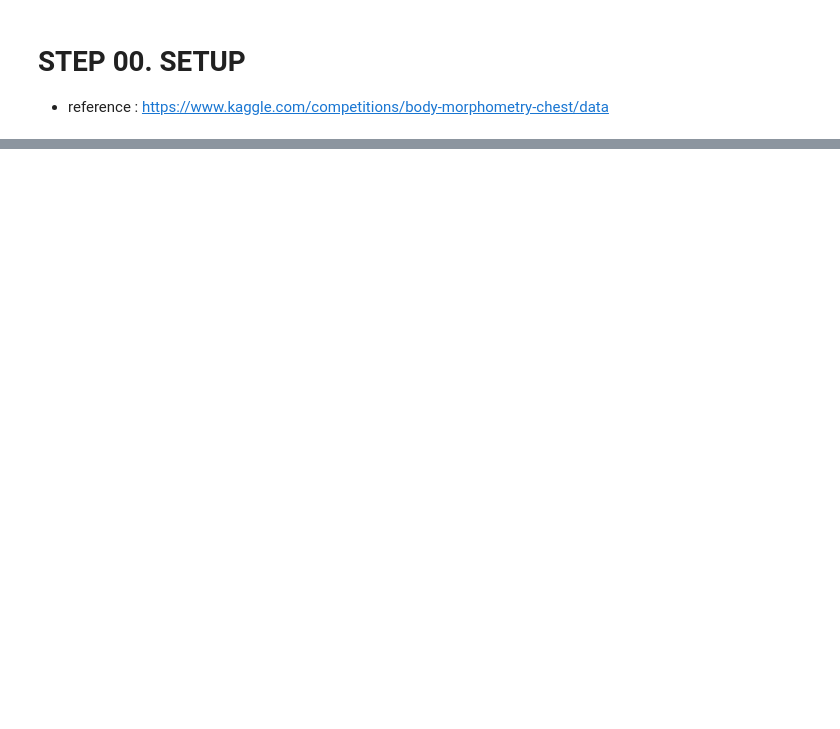
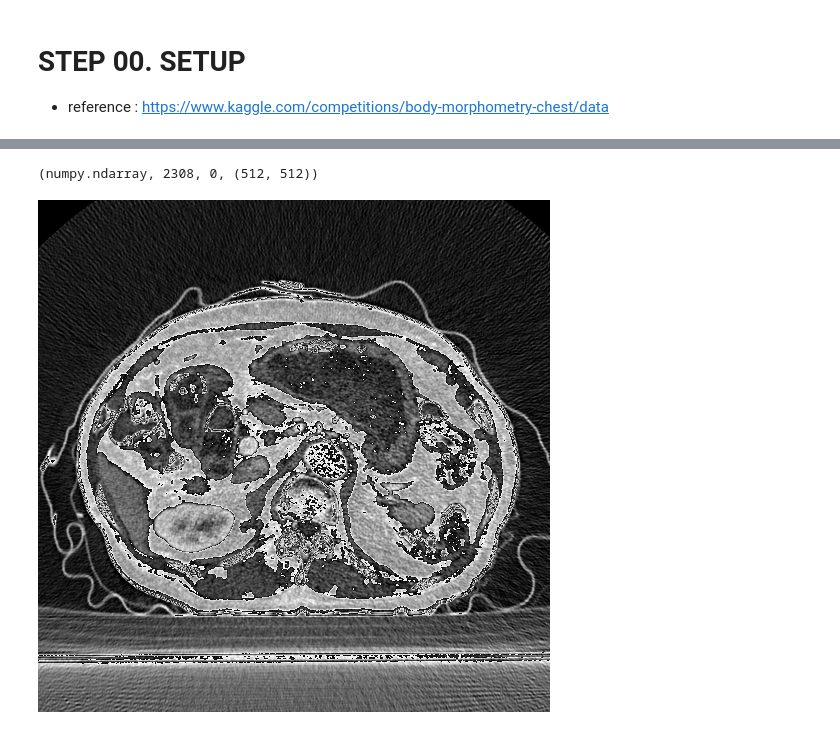
Before and after one commit to leadbreak/vit_morphology, a Jupyter notebook: eda.ipynb, the cells around one changed output, grey strips where cells are left out. Drawn from its saved outputs; the diff is of its cells as text; code cells hidden in the pictures; blank space fills up the shorter version.

Commit message:
try train model and check result

```diff
--- a/eda.ipynb
+++ b/eda.ipynb
@@ -38,3 +38,9 @@ def read_dicom(path, window_width, window_level):
     image_window_norm = np.expand_dims(image_window_norm, axis=2)   # (512, 512, 1)
     image_ths = np.concatenate([image_window_norm, image_window_norm, image_window_norm], axis=2)   # (512, 512, 3)
     return image_ths
+# %%
+from glob import glob
+
+dcm_list = glob('./samples/train/dcm/*')
+dcm_list.sort()
+len(dcm_list)
@@ -40,0 +53,4 @@ def read_dicom(path, window_width, window_level):
+# %%
+target = dcm_list[10]
+a = pydicom.dcmread(target)
+a
@@ -40,0 +75,9 @@ def read_dicom(path, window_width, window_level):
+# %%
+b = a.pixel_array
+type(b), np.max(b), np.min(b), b.shape
+# %% [output]
+(numpy.ndarray, 2308, 0, (512, 512))
+# %%
+Image.fromarray(b.astype('uint8'))
+# %% [output]
+[figure, added]
```
Also changed, not shown: parts of 16 cells of this notebook, 7 other files.
